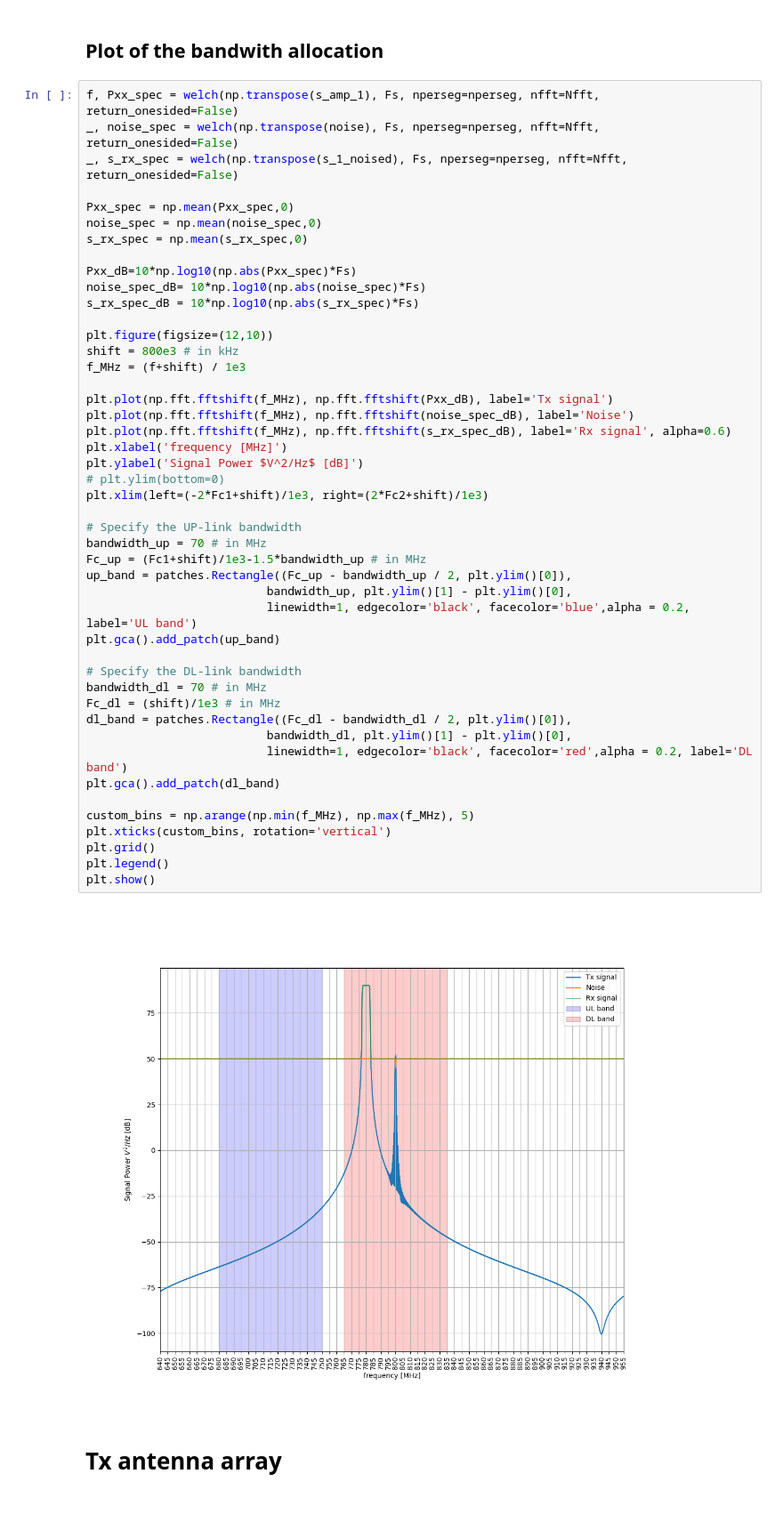
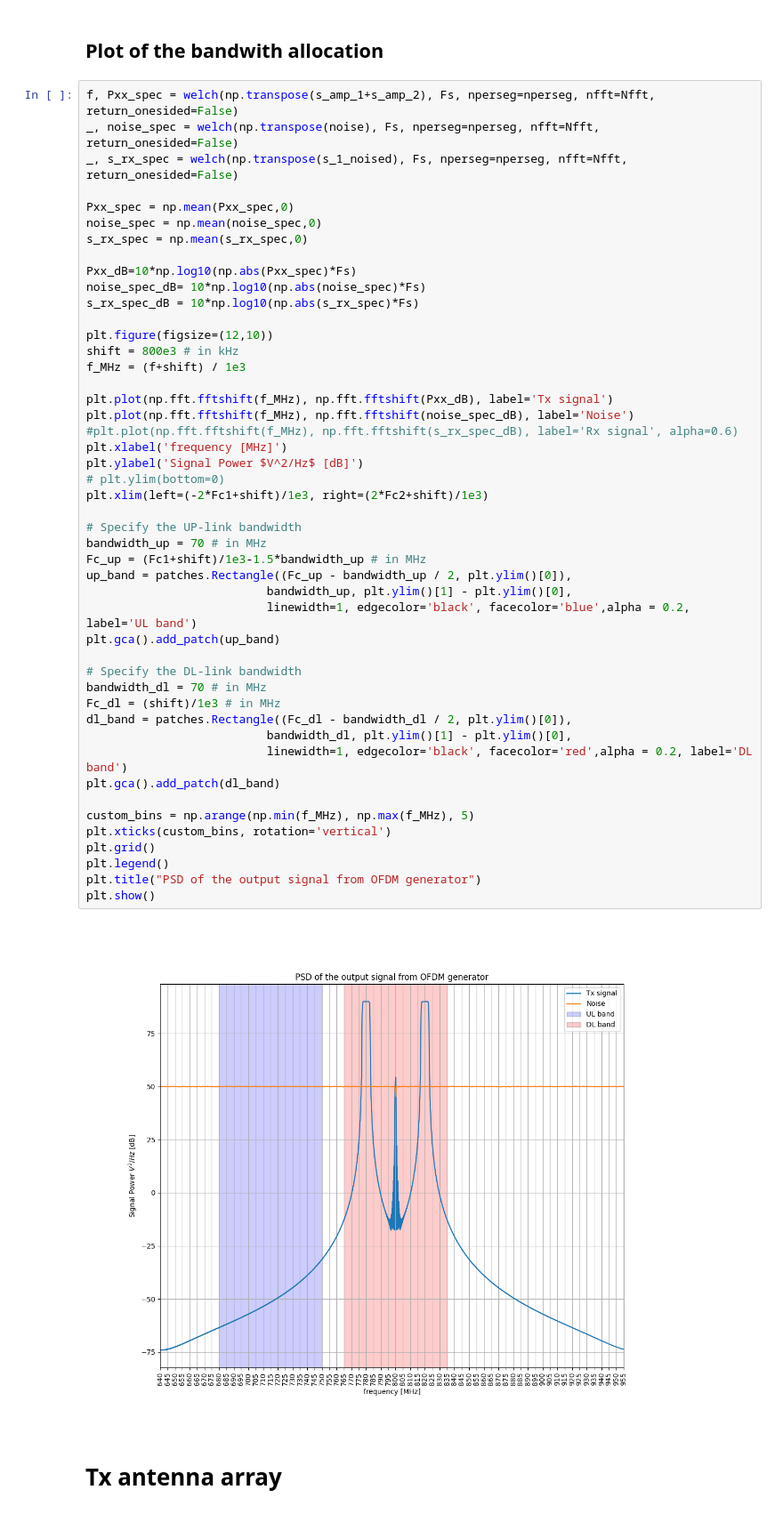
Before and after one commit to ladnlav/diploma, a Jupyter notebook: MM_ver_1_5.ipynb, the cells around one changed output. Shown at 89% size. Cells and saved outputs as stored; diff of their text form.

```diff
--- a/MM_ver_1_5.ipynb
+++ b/MM_ver_1_5.ipynb
@@ -189,7 +189,7 @@ Noise power in dB: 50.00
 # %% [markdown]
 ## Plot of the bandwith allocation
 # %%
-f, Pxx_spec = welch(np.transpose(s_amp_1), Fs, nperseg=nperseg, nfft=Nfft, return_onesided=False)
+f, Pxx_spec = welch(np.transpose(s_amp_1+s_amp_2), Fs, nperseg=nperseg, nfft=Nfft, return_onesided=False)
 _, noise_spec = welch(np.transpose(noise), Fs, nperseg=nperseg, nfft=Nfft, return_onesided=False)
 _, s_rx_spec = welch(np.transpose(s_1_noised), Fs, nperseg=nperseg, nfft=Nfft, return_onesided=False)
 
@@ -207,35 +207,36 @@ f_MHz = (f+shift) / 1e3
 
 plt.plot(np.fft.fftshift(f_MHz), np.fft.fftshift(Pxx_dB), label='Tx signal')
 plt.plot(np.fft.fftshift(f_MHz), np.fft.fftshift(noise_spec_dB), label='Noise')
-plt.plot(np.fft.fftshift(f_MHz), np.fft.fftshift(s_rx_spec_dB), label='Rx signal', alpha=0.6)
+#plt.plot(np.fft.fftshift(f_MHz), np.fft.fftshift(s_rx_spec_dB), label='Rx signal', alpha=0.6)
 plt.xlabel('frequency [MHz]')
 plt.ylabel('Signal Power $V^2/Hz$ [dB]')
 # plt.ylim(bottom=0)
 plt.xlim(left=(-2*Fc1+shift)/1e3, right=(2*Fc2+shift)/1e3)
 
 # Specify the UP-link bandwidth
 bandwidth_up = 70 # in MHz
 Fc_up = (Fc1+shift)/1e3-1.5*bandwidth_up # in MHz
 up_band = patches.Rectangle((Fc_up - bandwidth_up / 2, plt.ylim()[0]),
                           bandwidth_up, plt.ylim()[1] - plt.ylim()[0],
                           linewidth=1, edgecolor='black', facecolor='blue',alpha = 0.2, label='UL band')
 plt.gca().add_patch(up_band)
 
 # Specify the DL-link bandwidth
 bandwidth_dl = 70 # in MHz
 Fc_dl = (shift)/1e3 # in MHz
 dl_band = patches.Rectangle((Fc_dl - bandwidth_dl / 2, plt.ylim()[0]),
                           bandwidth_dl, plt.ylim()[1] - plt.ylim()[0],
                           linewidth=1, edgecolor='black', facecolor='red',alpha = 0.2, label='DL band')
 plt.gca().add_patch(dl_band)
 
 custom_bins = np.arange(np.min(f_MHz), np.max(f_MHz), 5)
 plt.xticks(custom_bins, rotation='vertical')
 plt.grid()
 plt.legend()
+plt.title("PSD of the output signal from OFDM generator")
 plt.show()
 # %% [output]
-[figure, old version]
+[figure, new version]
 # %% [markdown]
 # Tx antenna array
 # %% [markdown]
```
Also changed, not shown: parts of 19 cells of this notebook.
